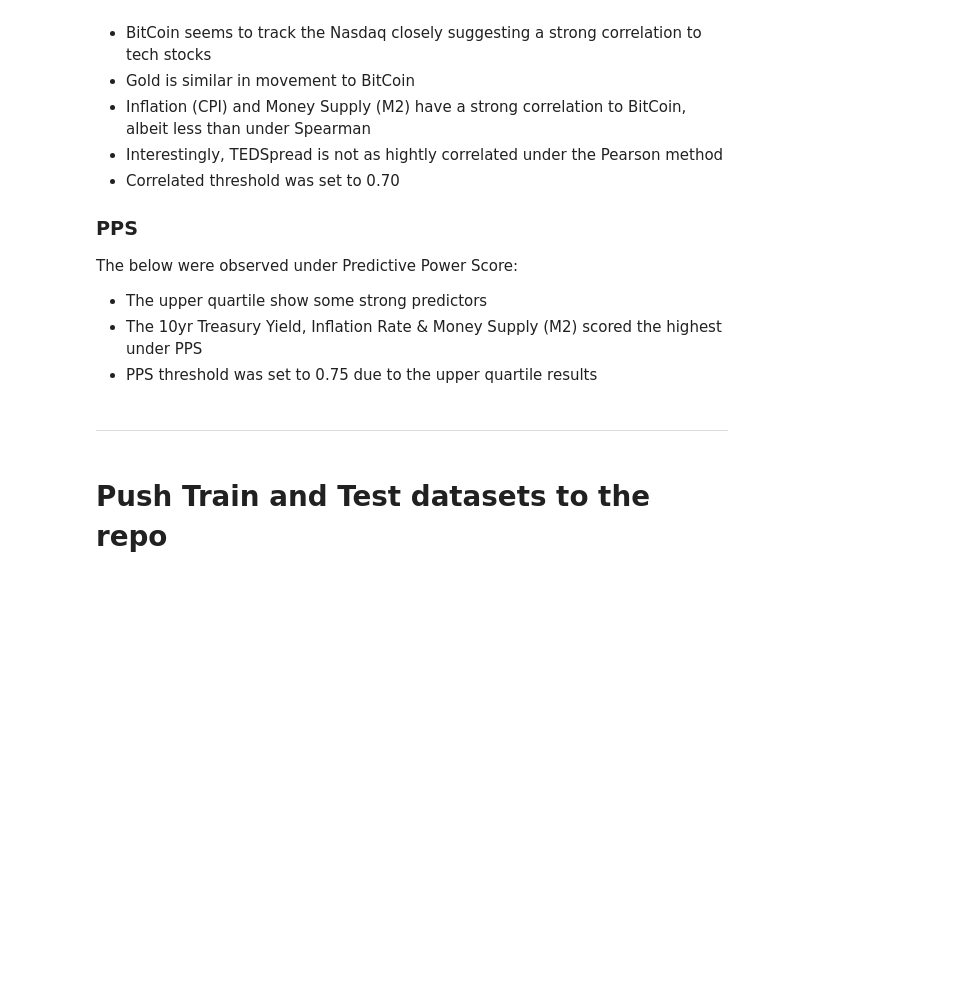
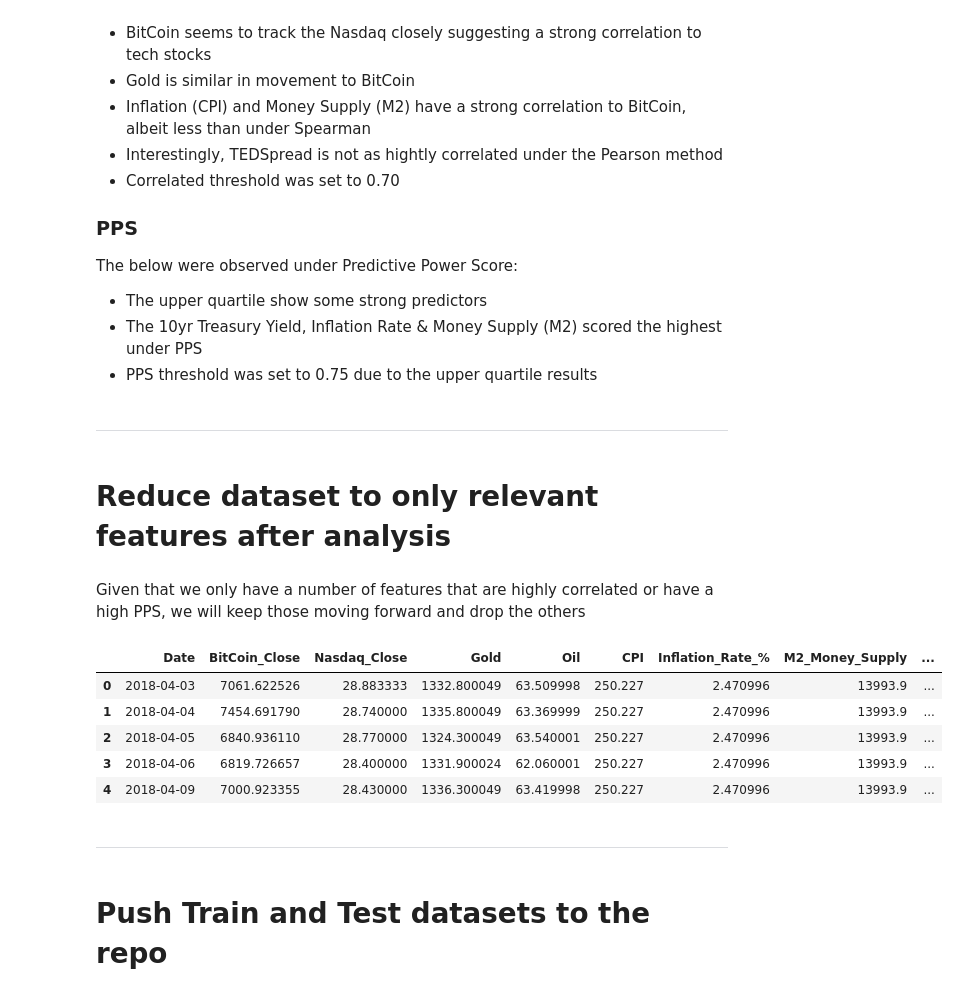
Before and after one commit to Mickyreegs/Project5, a Jupyter notebook: jupyter_notebooks/Data_Analysis.ipynb, the cells around one changed output. Drawn from its saved outputs; the diff is of its cells as text; code cells hidden in the pictures; blank space fills up the shorter version.

```diff
--- a/jupyter_notebooks/Data_Analysis.ipynb
+++ b/jupyter_notebooks/Data_Analysis.ipynb
@@ -228,6 +228,22 @@ The below were observed under Predictive Power Score:
 * PPS threshold was set to 0.75 due to the upper quartile results
 # %% [markdown]
 ---
+# %% [markdown]
+# Reduce dataset to only relevant features after analysis
+# %% [markdown]
+Given that we only have a number of features that are highly correlated or have a high PPS, we will keep those moving forward and drop the others
+# %%
+df_cleaned = df[["Date", "BitCoin_Close", "Nasdaq_Close", "Gold", "Oil", "CPI", "Inflation_Rate_%", "M2_Money_Supply", "TEDSpread", "10Y Treasury Yield"]]
+df_cleaned.head()
+# %% [output]
+|  | Date | BitCoin_Close | Nasdaq_Close | Gold | Oil | CPI | Inflation_Rate_% | M2_Money_Supply | ... |
+| 0 | 2018-04-03 | 7061.622526 | 28.883333 | 1332.800049 | 63.509998 | 250.227 | 2.470996 | 13993.9 | ... |
+| 1 | 2018-04-04 | 7454.691790 | 28.740000 | 1335.800049 | 63.369999 | 250.227 | 2.470996 | 13993.9 | ... |
+| 2 | 2018-04-05 | 6840.936110 | 28.770000 | 1324.300049 | 63.540001 | 250.227 | 2.470996 | 13993.9 | ... |
+| 3 | 2018-04-06 | 6819.726657 | 28.400000 | 1331.900024 | 62.060001 | 250.227 | 2.470996 | 13993.9 | ... |
+| 4 | 2018-04-09 | 7000.923355 | 28.430000 | 1336.300049 | 63.419998 | 250.227 | 2.470996 | 13993.9 | ... |
+# %% [markdown]
+---
 # %% [markdown]
 # Push Train and Test datasets to the repo
 # %% [markdown]
```
Also changed, not shown: parts of 3 cells of this notebook, 3 other files.
